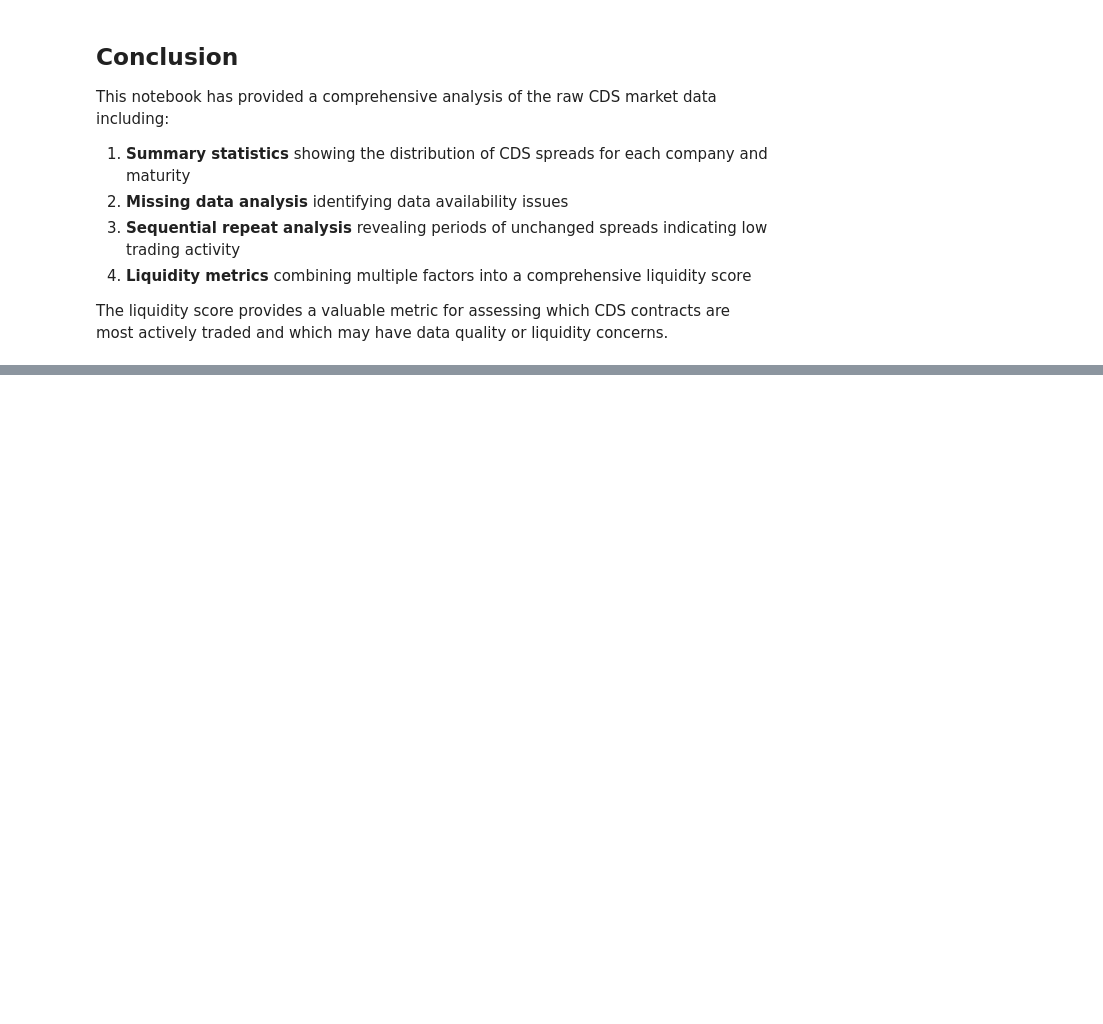
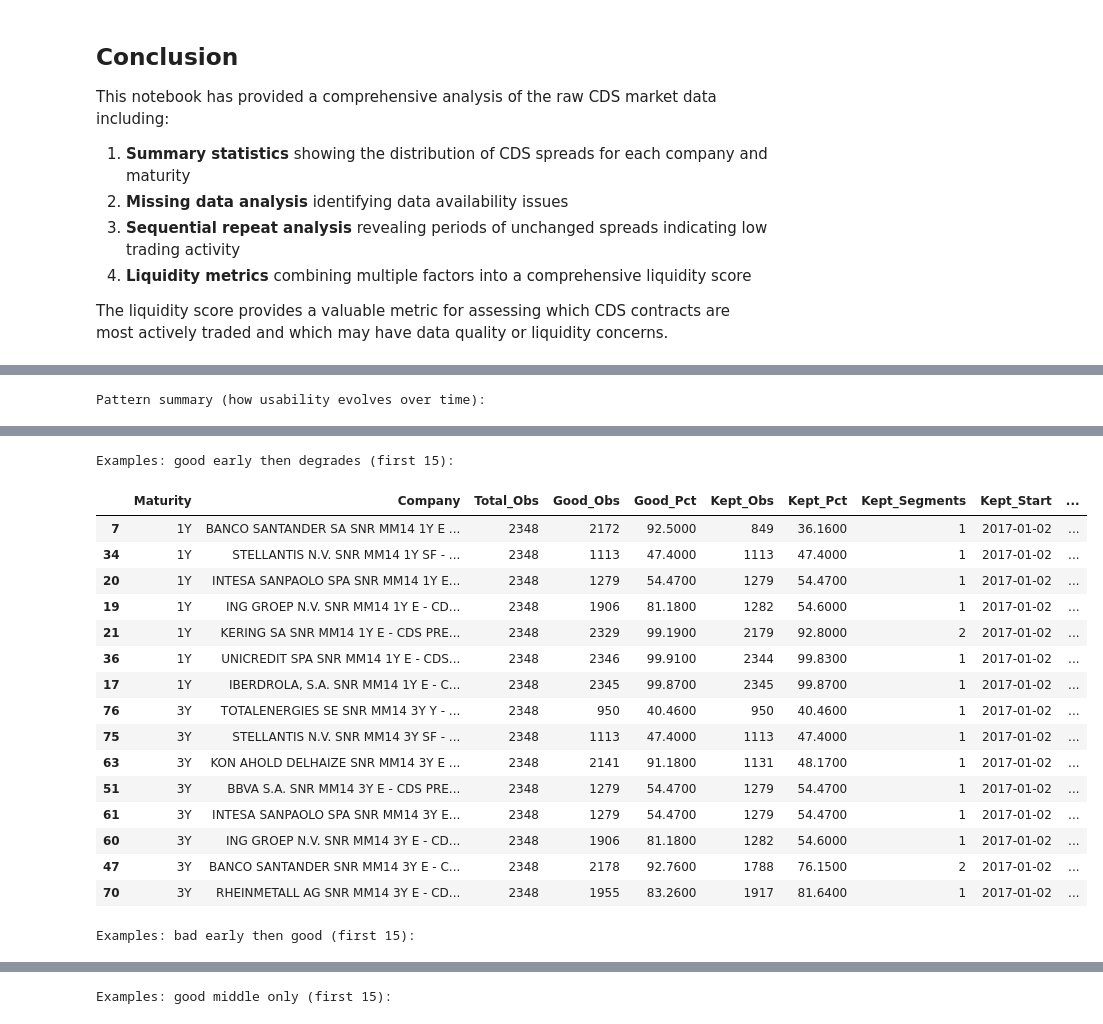
Before and after one commit to ChaseW3/Seminar-QF, a Jupyter notebook: Seminar QF/notebooks/cds_raw_data_analysis.ipynb, the cells around one changed output, grey strips where cells are left out. Drawn from its saved outputs; the diff is of its cells as text; code cells hidden in the pictures; blank space fills up the shorter version.

```diff
--- a/Seminar QF/notebooks/cds_raw_data_analysis.ipynb
+++ b/Seminar QF/notebooks/cds_raw_data_analysis.ipynb
@@ -294,7 +460,7 @@ def calculate_liquidity_metrics(df, maturity_name):
             change_frequency = 0
 
         # Sequential repeat metrics
-        total_rep, seq_count, avg_len, max_len = count_sequential_repeats(series)
+        _, _, avg_len, max_len = count_sequential_repeats(series)
 
         # Calculate composite liquidity score (0-100)
         # Component 1: Change frequency (0-40 points)
@@ -527,0 +929,6 @@ The liquidity score provides a valuable metric for assessing which CDS contracts
+# %%
+# Data labeling sanity-check
+for maturity, df in [('1Y', cds_1y), ('3Y', cds_3y), ('5Y', cds_5y)]:
+    cols = pd.Series(df.columns.astype(str))
+    unnamed = cols.str.startswith('Unnamed:').sum()
+    print(f"{maturity}: {unnamed}/{len(cols)} columns are 'Unnamed:*' ({unnamed/len(cols)*100:.1f}%)")
@@ -527,0 +1298,43 @@ The liquidity score provides a valuable metric for assessing which CDS contracts
+# %%
+# Focused diagnostics: where quality changes over time (good->bad or bad->good)
+series_profile = series_quality[['Maturity', 'Company', 'Total_Obs', 'Good_Obs', 'Good_Pct', 'Kept_Obs', 'Kept_Pct', 'Kept_Segments', 'Kept_Start', 'Kept_End', 'First_Date', 'Last_Date']].copy()
+
+series_profile['Pattern'] = np.select(
+    [
+        series_profile['Kept_Obs'].eq(0),
+        (series_profile['Kept_Start'] <= series_profile['First_Date']) & (series_profile['Kept_End'] < series_profile['Last_Date']),
+        (series_profile['Kept_Start'] > series_profile['First_Date']) & (series_profile['Kept_End'] >= series_profile['Last_Date']),
+        (series_profile['Kept_Start'] > series_profile['First_Date']) & (series_profile['Kept_End'] < series_profile['Last_Date']),
+        (series_profile['Kept_Start'] <= series_profile['First_Date']) & (series_profile['Kept_End'] >= series_profile['Last_Date']),
+    ],
+    [
+        'Exclude_All',
+        'Good_Early_Then_Degrade',
+        'Bad_Early_Then_Good',
+        'Good_Middle_Only',
+        'Good_Most_Of_Sample',
+    ],
+    default='Mixed'
+)
+
+pattern_summary = series_profile.groupby(['Maturity', 'Pattern']).size().rename('Series_Count').reset_index()
+
+print('Pattern summary (how usability evolves over time):')
+display(pattern_summary.sort_values(['Maturity', 'Series_Count'], ascending=[True, False]))
+
+print('\nExamples: good early then degrades (first 15):')
+display(series_profile[series_profile['Pattern'] == 'Good_Early_Then_Degrade']
+        .sort_values(['Maturity', 'Kept_End'])
+        .head(15))
+
+print('\nExamples: bad early then good (first 15):')
+display(series_profile[series_profile['Pattern'] == 'Bad_Early_Then_Good']
+        .sort_values(['Maturity', 'Kept_Start'])
+        .head(15))
+
+print('\nExamples: good middle only (first 15):')
+display(series_profile[series_profile['Pattern'] == 'Good_Middle_Only']
+        .sort_values(['Maturity', 'Kept_Pct'])
+        .head(15))
+# %% [output]
+Pattern summary (how usability evolves over time):
@@ -527,0 +1355,18 @@ The liquidity score provides a valuable metric for assessing which CDS contracts
+Examples: good early then degrades (first 15):
+|  | Maturity | Company | Total_Obs | Good_Obs | Good_Pct | Kept_Obs | Kept_Pct | Kept_Segments | Kept_Start | ... |
+| 7 | 1Y | BANCO SANTANDER SA SNR MM14 1Y E ... | 2348 | 2172 | 92.5000 | 849 | 36.1600 | 1 | 2017-01-02 | ... |
+| 34 | 1Y | STELLANTIS N.V. SNR MM14 1Y SF - ... | 2348 | 1113 | 47.4000 | 1113 | 47.4000 | 1 | 2017-01-02 | ... |
+| 20 | 1Y | INTESA SANPAOLO SPA SNR MM14 1Y E... | 2348 | 1279 | 54.4700 | 1279 | 54.4700 | 1 | 2017-01-02 | ... |
+| 19 | 1Y | ING GROEP N.V. SNR MM14 1Y E - CD... | 2348 | 1906 | 81.1800 | 1282 | 54.6000 | 1 | 2017-01-02 | ... |
+| 21 | 1Y | KERING SA SNR MM14 1Y E - CDS PRE... | 2348 | 2329 | 99.1900 | 2179 | 92.8000 | 2 | 2017-01-02 | ... |
+| 36 | 1Y | UNICREDIT SPA SNR MM14 1Y E - CDS... | 2348 | 2346 | 99.9100 | 2344 | 99.8300 | 1 | 2017-01-02 | ... |
+| 17 | 1Y | IBERDROLA, S.A. SNR MM14 1Y E - C... | 2348 | 2345 | 99.8700 | 2345 | 99.8700 | 1 | 2017-01-02 | ... |
+| 76 | 3Y | TOTALENERGIES SE SNR MM14 3Y Y - ... | 2348 | 950 | 40.4600 | 950 | 40.4600 | 1 | 2017-01-02 | ... |
+| 75 | 3Y | STELLANTIS N.V. SNR MM14 3Y SF - ... | 2348 | 1113 | 47.4000 | 1113 | 47.4000 | 1 | 2017-01-02 | ... |
+| 63 | 3Y | KON AHOLD DELHAIZE SNR MM14 3Y E ... | 2348 | 2141 | 91.1800 | 1131 | 48.1700 | 1 | 2017-01-02 | ... |
+| 51 | 3Y | BBVA S.A. SNR MM14 3Y E - CDS PRE... | 2348 | 1279 | 54.4700 | 1279 | 54.4700 | 1 | 2017-01-02 | ... |
+| 61 | 3Y | INTESA SANPAOLO SPA SNR MM14 3Y E... | 2348 | 1279 | 54.4700 | 1279 | 54.4700 | 1 | 2017-01-02 | ... |
+| 60 | 3Y | ING GROEP N.V. SNR MM14 3Y E - CD... | 2348 | 1906 | 81.1800 | 1282 | 54.6000 | 1 | 2017-01-02 | ... |
+| 47 | 3Y | BANCO SANTANDER SNR MM14 3Y E - C... | 2348 | 2178 | 92.7600 | 1788 | 76.1500 | 2 | 2017-01-02 | ... |
+| 70 | 3Y | RHEINMETALL AG SNR MM14 3Y E - CD... | 2348 | 1955 | 83.2600 | 1917 | 81.6400 | 1 | 2017-01-02 | ... |
+Examples: bad early then good (first 15):
@@ -527,0 +1381 @@ The liquidity score provides a valuable metric for assessing which CDS contracts
+Examples: good middle only (first 15):
```
Also changed, not shown: parts of 26 cells of this notebook, 7 other files.
